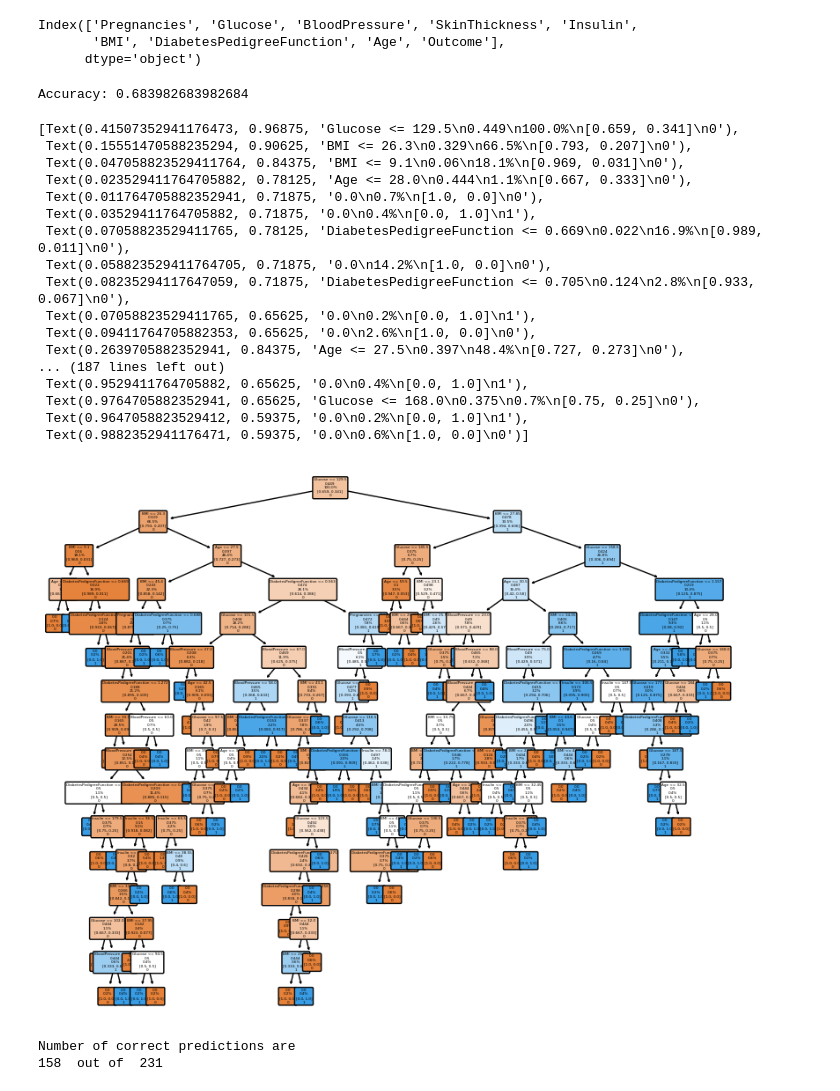
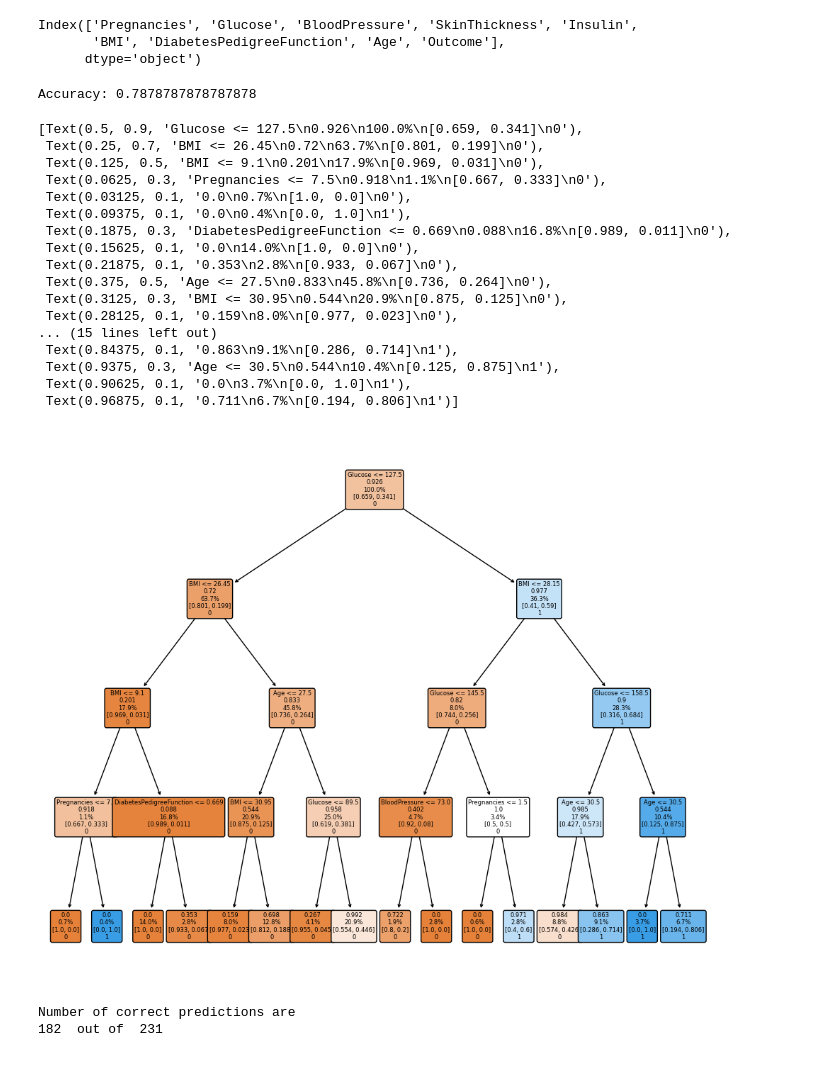
Before and after one commit to adelicia-js/MSc-Sem-2, a Jupyter notebook: ML-Lab/2-Decision-Tree-Classification/Decision-Tree.ipynb, the cells around one changed output. Cells and saved outputs as stored; diff of their text form; code cells hidden in the pictures.

```diff
--- a/ML-Lab/2-Decision-Tree-Classification/Decision-Tree.ipynb
+++ b/ML-Lab/2-Decision-Tree-Classification/Decision-Tree.ipynb
@@ -24,7 +24,7 @@ y = pima.Outcome # Target variable
 X_train, X_test, y_train, y_test = train_test_split(X, y, test_size=0.3, random_state=1) # 70% training and 30% test
 # %%
 # Create Decision Tree classifer object
-clf = DecisionTreeClassifier()
+clf = DecisionTreeClassifier(max_depth=4, criterion='entropy')
 
 # Train Decision Tree Classifer
 clf = clf.fit(X_train,y_train)
@@ -35,36 +35,36 @@ y_pred = clf.predict(X_test)
 # Model Accuracy, how often is the classifier correct?
 print("Accuracy:",metrics.accuracy_score(y_test, y_pred))
 # %% [output]
-Accuracy: 0.683982683982684
+Accuracy: 0.7878787878787878
 # %%
 from sklearn import tree #Import scikit-learn tree module for plotting
 import matplotlib.pyplot as plt #Import matplotlib for plotting
 
-plt.figure(figsize=(10,8))
-tree.plot_tree(clf, feature_names=feature_cols, class_names=['0','1'], label=all, filled=True, proportion=True, rounded=True, fontsize=3)
+plt.figure(figsize=(12,10))
+tree.plot_tree(clf, feature_names=feature_cols, class_names=['0','1'], label=all, filled=True, proportion=True, rounded=True, fontsize=6)
 # %% [output]
-[Text(0.41507352941176473, 0.96875, 'Glucose <= 129.5\n0.449\n100.0%\n[0.659, 0.341]\n0'),
- Text(0.15551470588235294, 0.90625, 'BMI <= 26.3\n0.329\n66.5%\n[0.793, 0.207]\n0'),
- Text(0.047058823529411764, 0.84375, 'BMI <= 9.1\n0.06\n18.1%\n[0.969, 0.031]\n0'),
- Text(0.023529411764705882, 0.78125, 'Age <= 28.0\n0.444\n1.1%\n[0.667, 0.333]\n0'),
- Text(0.011764705882352941, 0.71875, '0.0\n0.7%\n[1.0, 0.0]\n0'),
- Text(0.03529411764705882, 0.71875, '0.0\n0.4%\n[0.0, 1.0]\n1'),
- Text(0.07058823529411765, 0.78125, 'DiabetesPedigreeFunction <= 0.669\n0.022\n16.9%\n[0.989, 0.011]\n0'),
- Text(0.058823529411764705, 0.71875, '0.0\n14.2%\n[1.0, 0.0]\n0'),
- Text(0.08235294117647059, 0.71875, 'DiabetesPedigreeFunction <= 0.705\n0.124\n2.8%\n[0.933, 0.067]\n0'),
- Text(0.07058823529411765, 0.65625, '0.0\n0.2%\n[0.0, 1.0]\n1'),
- Text(0.09411764705882353, 0.65625, '0.0\n2.6%\n[1.0, 0.0]\n0'),
- Text(0.2639705882352941, 0.84375, 'Age <= 27.5\n0.397\n48.4%\n[0.727, 0.273]\n0'),
-... (187 lines left out)
- Text(0.9529411764705882, 0.65625, '0.0\n0.4%\n[0.0, 1.0]\n1'),
- Text(0.9764705882352941, 0.65625, 'Glucose <= 168.0\n0.375\n0.7%\n[0.75, 0.25]\n0'),
- Text(0.9647058823529412, 0.59375, '0.0\n0.2%\n[0.0, 1.0]\n1'),
- Text(0.9882352941176471, 0.59375, '0.0\n0.6%\n[1.0, 0.0]\n0')]
+[Text(0.5, 0.9, 'Glucose <= 127.5\n0.926\n100.0%\n[0.659, 0.341]\n0'),
+ Text(0.25, 0.7, 'BMI <= 26.45\n0.72\n63.7%\n[0.801, 0.199]\n0'),
+ Text(0.125, 0.5, 'BMI <= 9.1\n0.201\n17.9%\n[0.969, 0.031]\n0'),
+ Text(0.0625, 0.3, 'Pregnancies <= 7.5\n0.918\n1.1%\n[0.667, 0.333]\n0'),
+ Text(0.03125, 0.1, '0.0\n0.7%\n[1.0, 0.0]\n0'),
+ Text(0.09375, 0.1, '0.0\n0.4%\n[0.0, 1.0]\n1'),
+ Text(0.1875, 0.3, 'DiabetesPedigreeFunction <= 0.669\n0.088\n16.8%\n[0.989, 0.011]\n0'),
+ Text(0.15625, 0.1, '0.0\n14.0%\n[1.0, 0.0]\n0'),
+ Text(0.21875, 0.1, '0.353\n2.8%\n[0.933, 0.067]\n0'),
+ Text(0.375, 0.5, 'Age <= 27.5\n0.833\n45.8%\n[0.736, 0.264]\n0'),
+ Text(0.3125, 0.3, 'BMI <= 30.95\n0.544\n20.9%\n[0.875, 0.125]\n0'),
+ Text(0.28125, 0.1, '0.159\n8.0%\n[0.977, 0.023]\n0'),
+... (15 lines left out)
+ Text(0.84375, 0.1, '0.863\n9.1%\n[0.286, 0.714]\n1'),
+ Text(0.9375, 0.3, 'Age <= 30.5\n0.544\n10.4%\n[0.125, 0.875]\n1'),
+ Text(0.90625, 0.1, '0.0\n3.7%\n[0.0, 1.0]\n1'),
+ Text(0.96875, 0.1, '0.711\n6.7%\n[0.194, 0.806]\n1')]
-[figure, old version]
+[figure, new version]
 # %%
 print('Number of correct predictions are')
 diff = list(y_pred - y_test)
 print(diff.count(0)," out of ",len(diff))
 # %% [output]
 Number of correct predictions are
-158  out of  231
+182  out of  231
```
Also changed, not shown: 8 other files.
